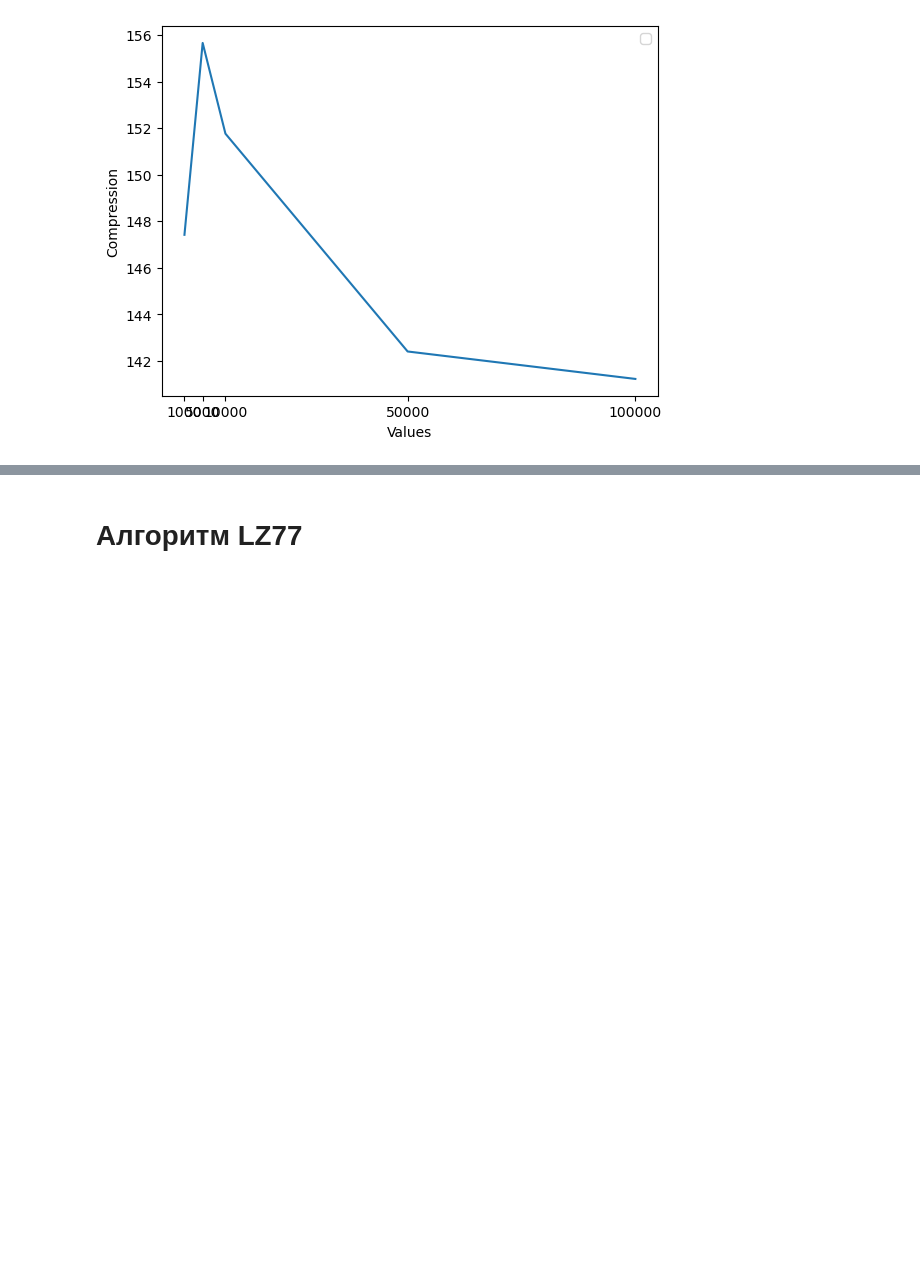
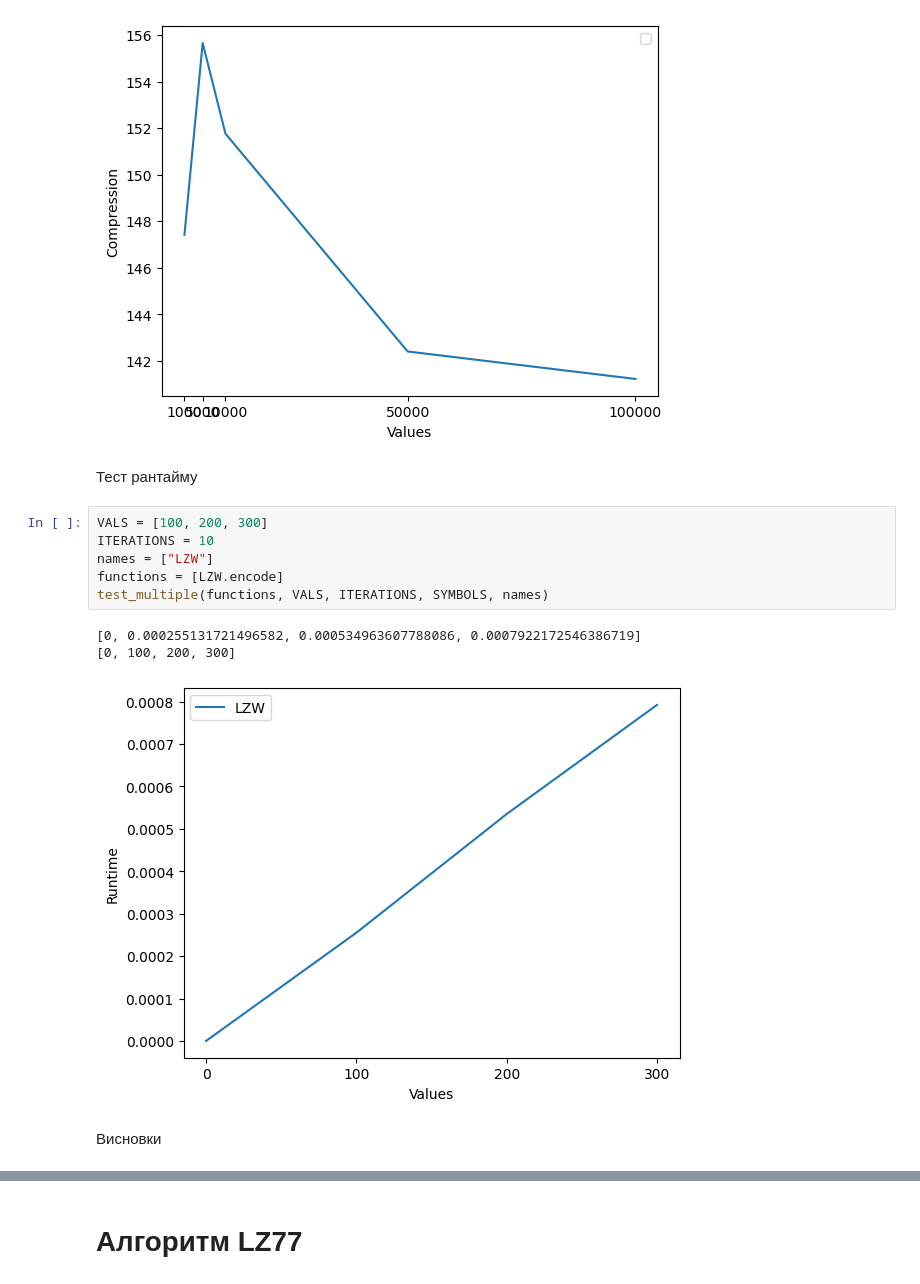
Before and after one commit to n1n1n1q/Coding-Algorithms, a Jupyter notebook: CodingAlgorithms.ipynb, the cells around one changed output, grey strips where cells are left out. Cells and saved outputs as stored; diff of their text form; blank space fills up the shorter version.

```diff
--- a/CodingAlgorithms.ipynb
+++ b/CodingAlgorithms.ipynb
@@ -354,3 +353,17 @@ compression_graph([len(i) for i in values],compress)
 # %% [output]
 No artists with labels found to put in legend.  Note that artists whose label start with an underscore are ignored when legend() is called with no argument.
 [figure]
+# %% [markdown]
+Тест рантайму
+# %%
+VALS = [100, 200, 300]
+ITERATIONS = 10
+names = ["LZW"]
+functions = [LZW.encode]
+test_multiple(functions, VALS, ITERATIONS, SYMBOLS, names)
+# %% [output]
+[0, 0.000255131721496582, 0.000534963607788086, 0.0007922172546386719]
+[0, 100, 200, 300]
+[figure, added]
+# %% [markdown]
+Висновки
```
Also changed, not shown: parts of 3 cells of this notebook.
